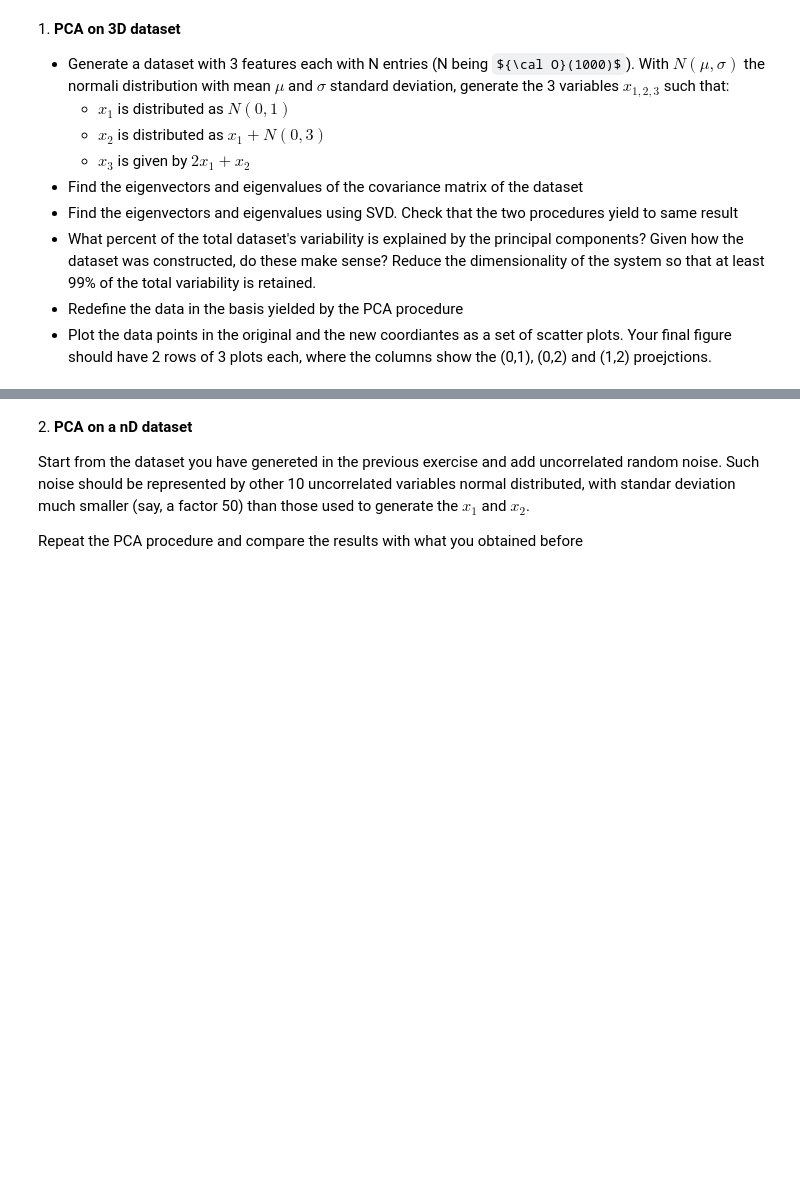
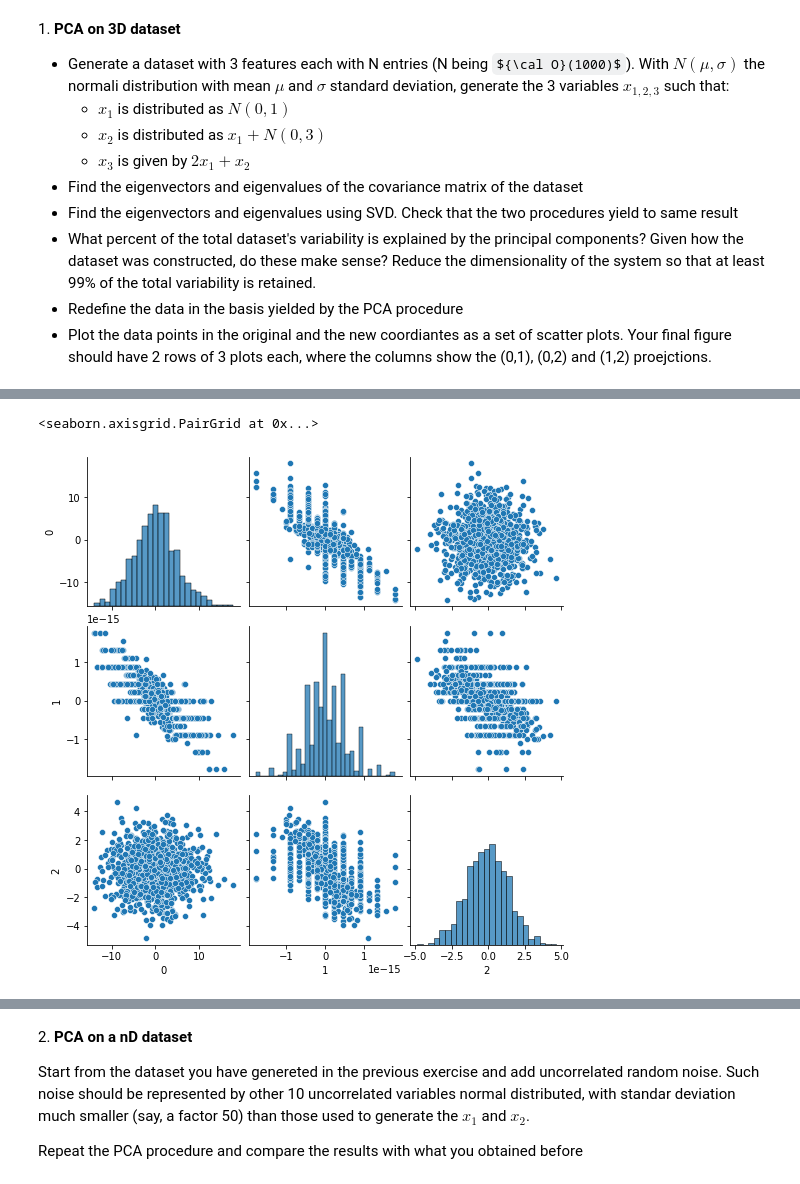
Before and after one commit to GiacomoDiPrima/LaboratoryOfComputationalPhysics_Y5, a Jupyter notebook: 08ex_LinearAlgebra.ipynb, the cells around one changed output, grey strips where cells are left out. Saved outputs shown, nothing was run; the diff lists cells and outputs as text; code cells hidden in the pictures; some formulas as TeX source; blank space fills up the shorter version.

```diff
--- a/08ex_LinearAlgebra.ipynb
+++ b/08ex_LinearAlgebra.ipynb
@@ -89,0 +92,5 @@ print(V_svd)
+# %%
+sns.pairplot(pd.DataFrame(Xp.T))
+# %% [output]
+<seaborn.axisgrid.PairGrid at 0x...>
+[figure, added]
```
Also changed, not shown: parts of 21 cells of this notebook.
